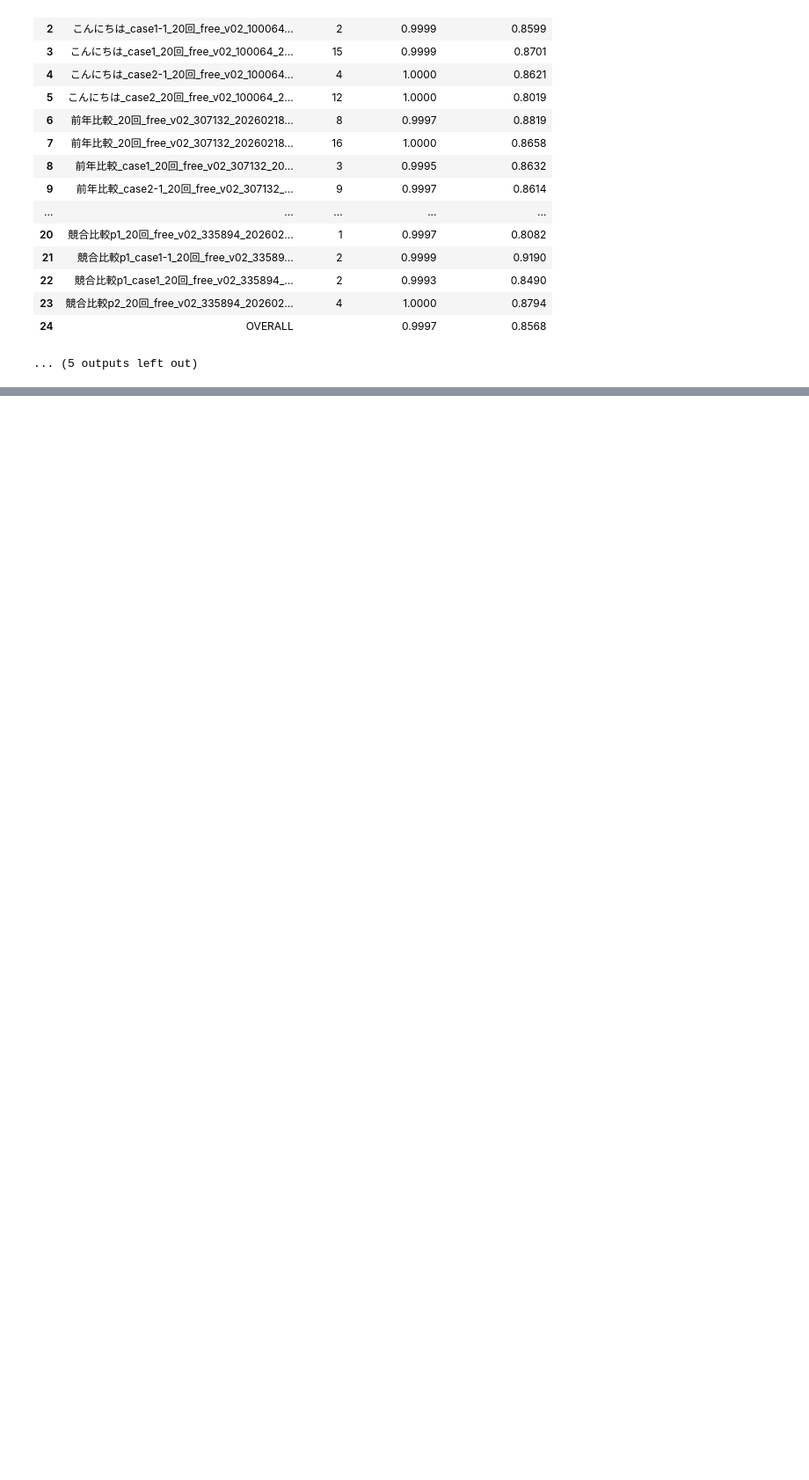
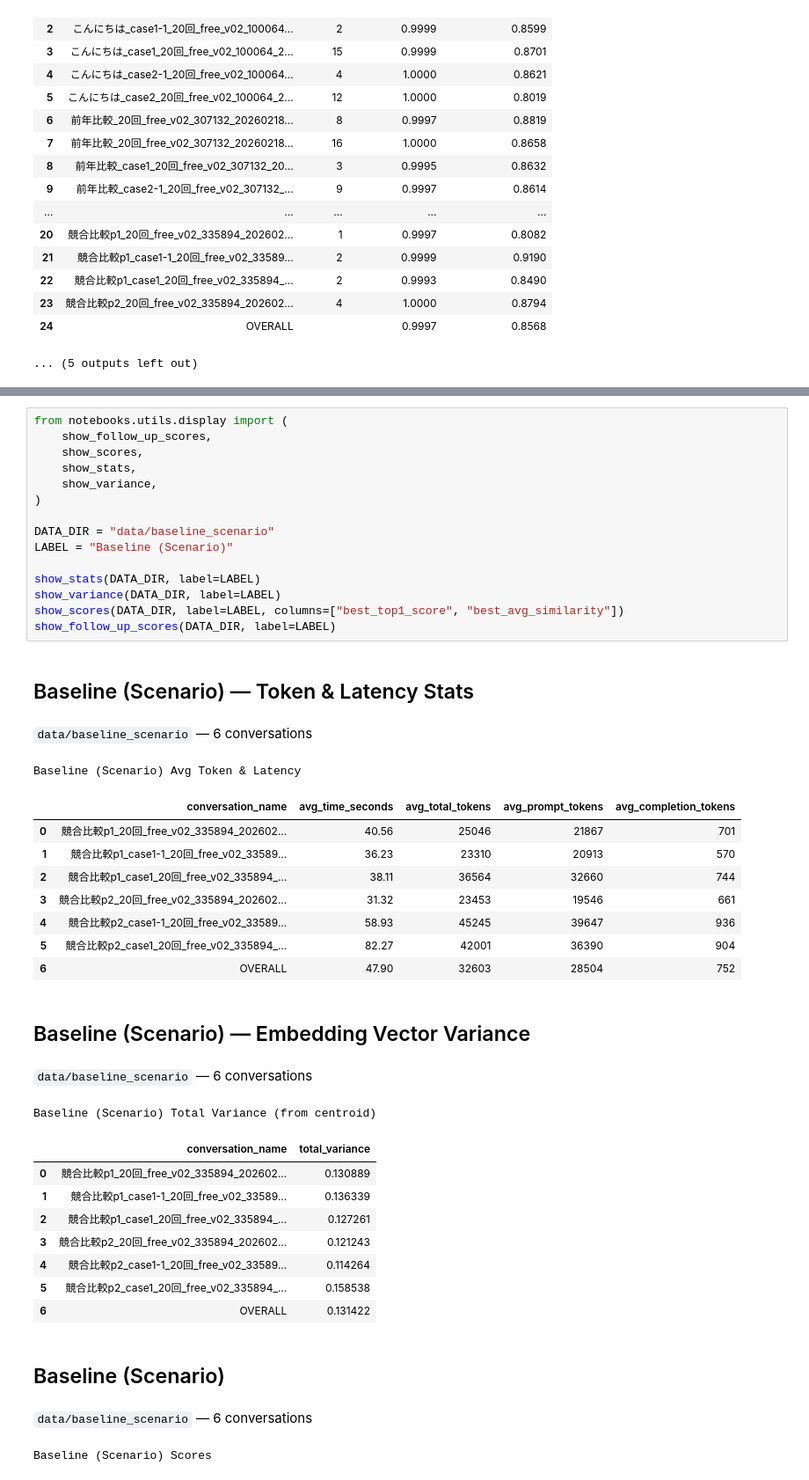
Before and after one commit to takashi-kawashima/evalium, a Jupyter notebook: notebooks/score_notebook/baseline.ipynb, the cells around one changed output, grey strips where cells are left out. Shown at 88% size. Drawn from its saved outputs; the diff is of its cells as text; blank space fills up the shorter version.

Commit message:
add: scenario

```diff
--- a/notebooks/score_notebook/baseline.ipynb
+++ b/notebooks/score_notebook/baseline.ipynb
@@ -157,0 +81,41 @@ Baseline Scores
+# %%
+from notebooks.utils.display import (
+    show_follow_up_scores,
+    show_scores,
+    show_stats,
+    show_variance,
+)
+
+DATA_DIR = "data/baseline_scenario"
+LABEL = "Baseline (Scenario)"
+
+show_stats(DATA_DIR, label=LABEL)
+show_variance(DATA_DIR, label=LABEL)
+show_scores(DATA_DIR, label=LABEL, columns=["best_top1_score", "best_avg_similarity"])
+show_follow_up_scores(DATA_DIR, label=LABEL)
+# %% [output]
+## Baseline (Scenario) — Token & Latency Stats
+`data/baseline_scenario` — 6 conversations
+Baseline (Scenario) Avg Token & Latency
+|  | conversation_name | avg_time_seconds | avg_total_tokens | avg_prompt_tokens | avg_completion_tokens |
+| 0 | 競合比較p1_20回_free_v02_335894_202602... | 40.56 | 25046 | 21867 | 701 |
+| 1 | 競合比較p1_case1-1_20回_free_v02_33589... | 36.23 | 23310 | 20913 | 570 |
+| 2 | 競合比較p1_case1_20回_free_v02_335894_... | 38.11 | 36564 | 32660 | 744 |
+| 3 | 競合比較p2_20回_free_v02_335894_202602... | 31.32 | 23453 | 19546 | 661 |
+| 4 | 競合比較p2_case1-1_20回_free_v02_33589... | 58.93 | 45245 | 39647 | 936 |
+| 5 | 競合比較p2_case1_20回_free_v02_335894_... | 82.27 | 42001 | 36390 | 904 |
+| 6 | OVERALL | 47.90 | 32603 | 28504 | 752 |
+## Baseline (Scenario) — Embedding Vector Variance
+`data/baseline_scenario` — 6 conversations
+Baseline (Scenario) Total Variance (from centroid)
+|  | conversation_name | total_variance |
+| 0 | 競合比較p1_20回_free_v02_335894_202602... | 0.130889 |
+| 1 | 競合比較p1_case1-1_20回_free_v02_33589... | 0.136339 |
+| 2 | 競合比較p1_case1_20回_free_v02_335894_... | 0.127261 |
+| 3 | 競合比較p2_20回_free_v02_335894_202602... | 0.121243 |
+| 4 | 競合比較p2_case1-1_20回_free_v02_33589... | 0.114264 |
+| 5 | 競合比較p2_case1_20回_free_v02_335894_... | 0.158538 |
+| 6 | OVERALL | 0.131422 |
+## Baseline (Scenario)
+`data/baseline_scenario` — 6 conversations
+Baseline (Scenario) Scores
```
Also changed, not shown: parts of 2 cells of this notebook, 2 other files.
